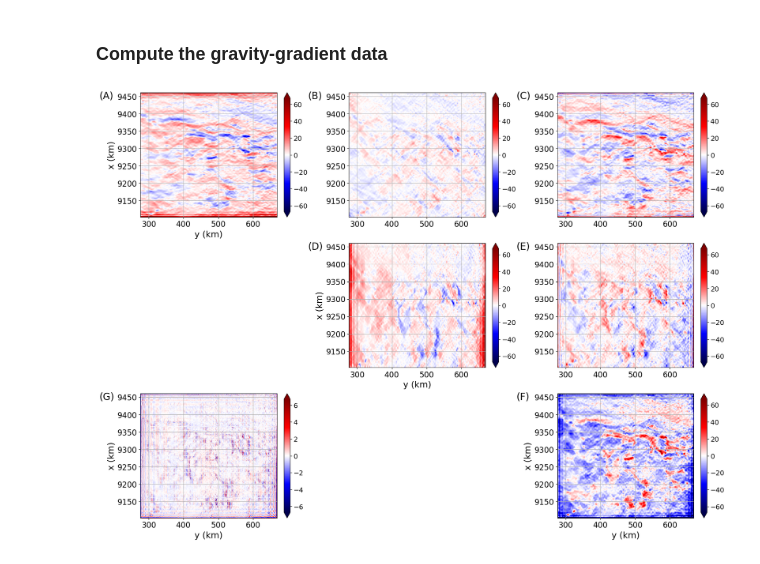
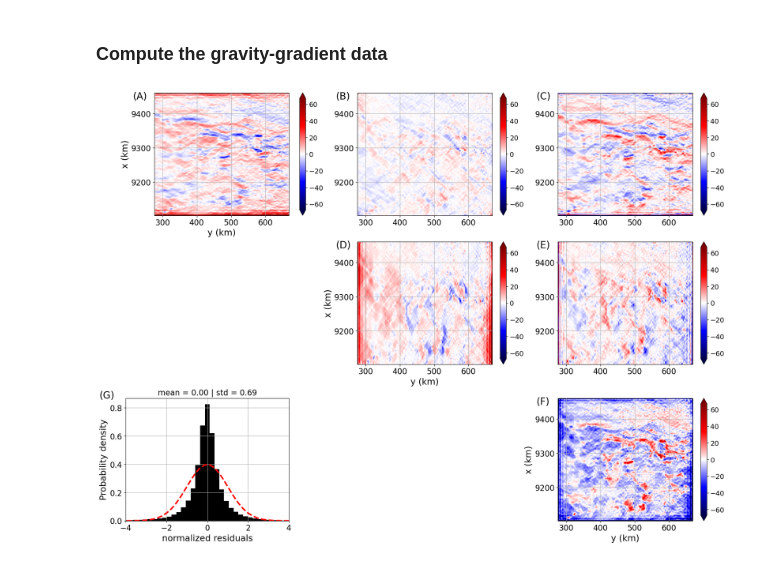
Before and after one commit to pinga-lab/eqlayer-review-computational, a Jupyter notebook: code/field_data_Carajas.ipynb, the cells around one changed output. Cells and saved outputs as stored; diff of their text form; code cells hidden in the pictures.

Commit message:
include histograms of the residuals for synthetic and field data

```diff
--- a/code/field_data_Carajas.ipynb
+++ b/code/field_data_Carajas.ipynb
@@ -137,6 +137,9 @@ predicted_gz = conv.product_BCCB_vector(
 # %%
 # residuals vector
 residuals_data = predicted_gz - carajas['gz']
+# %%
+mean_res_data = np.mean(residuals_data)
+std_res_data = np.std(residuals_data)
 # %%
 ranges_res = 0.3*np.max(np.abs(residuals_data))
 # %% [markdown]
@@ -180,54 +183,78 @@ for tensor_component in tensor_components:
 ranges_tensor = 0.2*np.max(ranges_tensor)
 # %%
 # plot figure
+
+num_bins = 200
+
 fig = plt.figure(layout= 'constrained', figsize=(18,13))
 mosaic = fig.subplot_mosaic('''
                             abc
                             .de
                             g.f
                             ''')
 # tensor components
 for (element, tensor_component, label) in zip(
     mosaic_elements, tensor_components, labels
 ):
     ax = mosaic[element]
     ax.axis('scaled')
     im = ax.pcolormesh(
         carajas['y'][:500]*0.001, carajas['x'][::500]*0.001,
         tensor['g{}'.format(tensor_component)].reshape(shape),
         cmap='seismic', vmin=-ranges_tensor, vmax=ranges_tensor
     )
     cb = fig.colorbar(im, ax=ax, extend='both')
     cb.ax.tick_params(labelsize=14)
     ax.set_ylim(0.001*area[0], 0.001*area[1])
     ax.set_xlim(0.001*area[2], 0.001*area[3])
     ax.tick_params(axis='x', labelsize=16)
     ax.tick_params(axis='y', labelsize=16)
     ax.grid()
-    ax.annotate(label, xy=(-0.30, 0.95), xycoords='axes fraction', fontsize=20)
+    ax.annotate(label, xy=(-0.16, 0.95), xycoords='axes fraction', fontsize=20)
 
-# gz
+# # gz
+# ax = mosaic['g']
+# ax.axis('scaled')
+# im = ax.pcolormesh(
+#     carajas['y'][:500]*0.001, carajas['x'][::500]*0.001,
+#     residuals_data.reshape(shape),
+#     cmap='seismic', vmin=-ranges_res, vmax=ranges_res
+# )
+# cb = fig.colorbar(im, ax=ax, extend='both')
+# cb.ax.tick_params(labelsize=14)
+# ax.set_ylim(0.001*area[0], 0.001*area[1])
+# ax.set_xlim(0.001*area[2], 0.001*area[3])
+# ax.tick_params(axis='x', labelsize=16)
+# ax.tick_params(axis='y', labelsize=16)
+# ax.grid()
+# ax.annotate('(G)', xy=(-0.30, 0.95), xycoords='axes fraction', fontsize=20)
+
+for element in ['a','d','f']:
+    mosaic[element].set_ylabel('x (km)', fontsize=18)
+    mosaic[element].set_xlabel('y (km)', fontsize=18)
+
+# gz histogram
 ax = mosaic['g']
-ax.axis('scaled')
-im = ax.pcolormesh(
-    carajas['y'][:500]*0.001, carajas['x'][::500]*0.001,
-    residuals_data.reshape(shape),
-    cmap='seismic', vmin=-ranges_res, vmax=ranges_res
+# the histogram of the data
+n, bins, patches = ax.hist(
+    (residuals_data - mean_res_data)/std_res_data,
+    num_bins, density=True, color='black'
 )
-cb = fig.colorbar(im, ax=ax, extend='both')
-cb.ax.tick_params(labelsize=14)
-ax.set_ylim(0.001*area[0], 0.001*area[1])
-ax.set_xlim(0.001*area[2], 0.001*area[3])
+# add a 'best fit' line
+best_fit = (
+    (1 / (np.sqrt(2 * np.pi))) * np.exp(-0.5 * (bins)**2)
+)
+ax.plot(bins, best_fit, 'r--', linewidth=3)
+ax.set_title('mean = {:.2f} | std = {:.2f}'.format(mean_res_data, std_res_data), fontsize=16)
+ax.set_xlim(-4, 4)
 ax.tick_params(axis='x', labelsize=16)
 ax.tick_params(axis='y', labelsize=16)
 ax.grid()
-ax.annotate('(G)', xy=(-0.30, 0.95), xycoords='axes fraction', fontsize=20)
+ax.annotate('(G)', xy=(-0.16, 1.00), xycoords='axes fraction', fontsize=20)
+mosaic['g'].set_ylabel('Probability density', fontsize=18)
+mosaic['g'].set_xlabel('normalized residuals', fontsize=18)
 
-for element in ['a','d','f','g']:
-    mosaic[element].set_ylabel('x (km)', fontsize=18)
-    mosaic[element].set_xlabel('y (km)', fontsize=18)
-
-plt.savefig('carajas_grav_gradient.png', dpi= 300)
+plt.savefig('../manuscript/Fig/carajas_grav_gradient.png', dpi= 300)
 plt.show()
 # %% [output]
-[figure, old version]
+[figure, new version]
```
Also changed, not shown: parts of 1 cell of this notebook, 12 other files.
